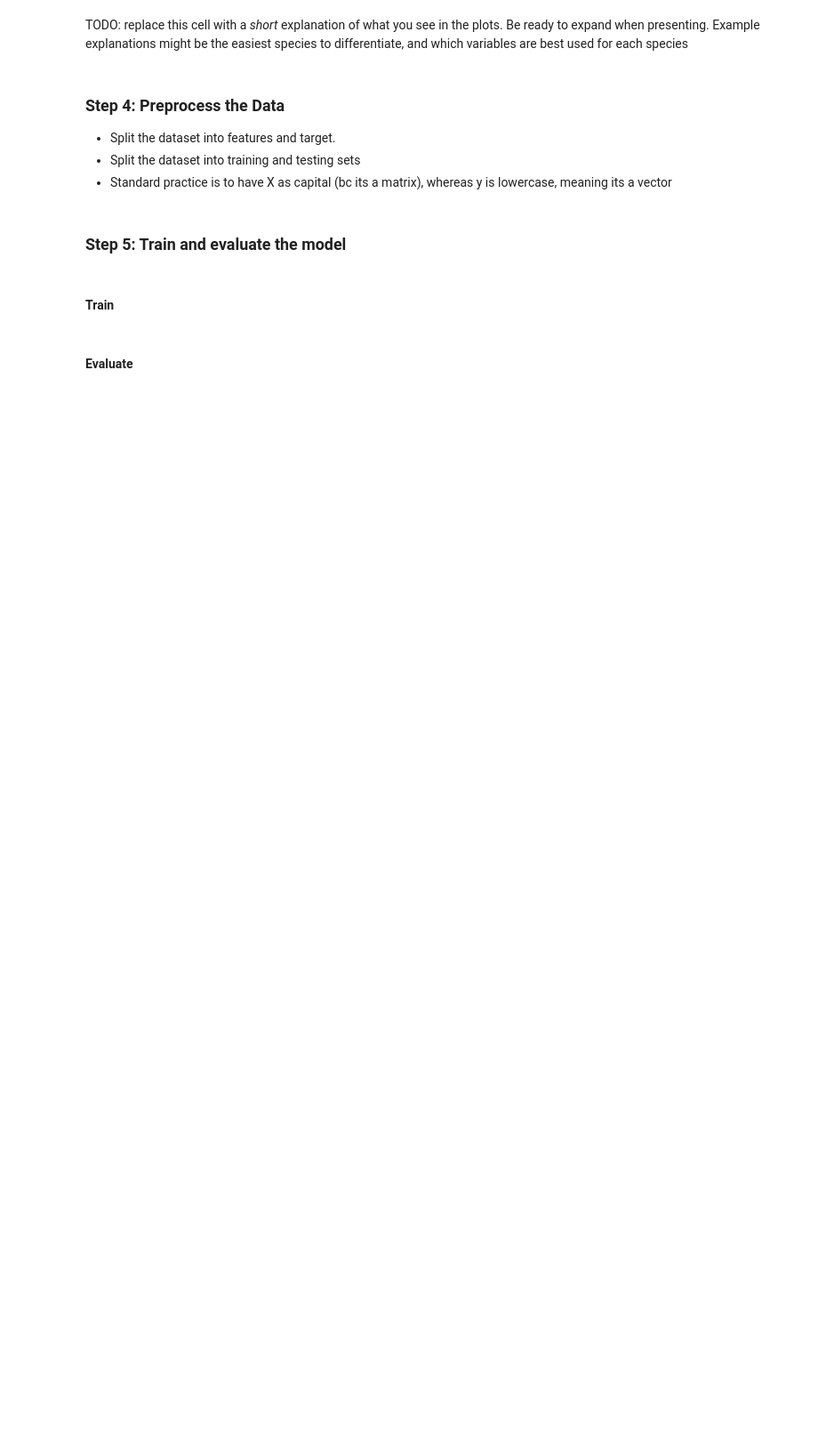
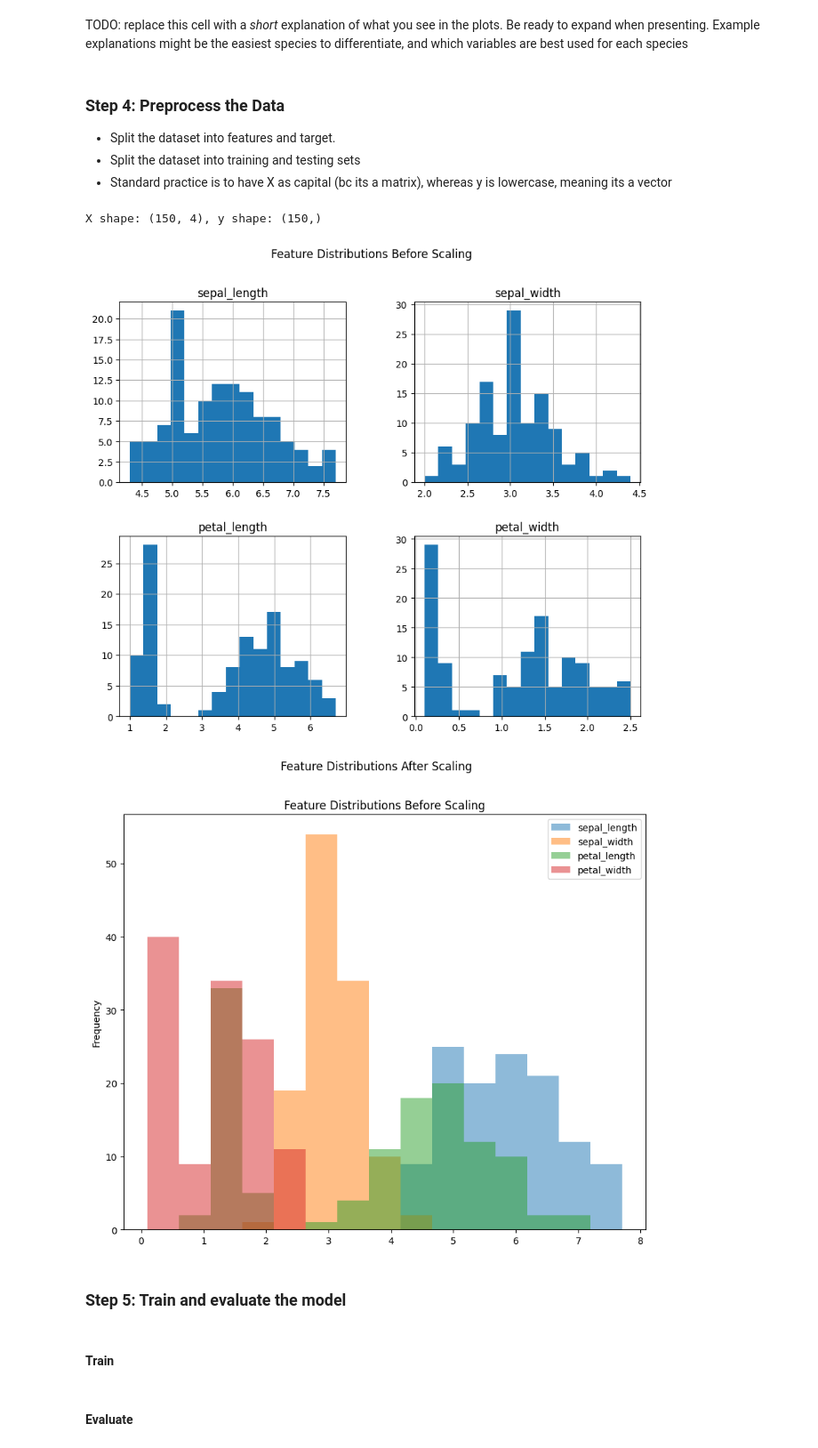
Before and after one commit to Benzene23/my_first_project, a Jupyter notebook: iris_lab.ipynb, the cells around one changed output. Shown at 89% size. Saved outputs shown, nothing was run; the diff lists cells and outputs as text; code cells hidden in the pictures; blank space fills up the shorter version.

```diff
--- a/iris_lab.ipynb
+++ b/iris_lab.ipynb
@@ -58,16 +68,20 @@ TODO: replace this cell with a *short* explanation of what you see in the plots.
 - Split the dataset into training and testing sets
 - Standard practice is to have X as capital (bc its a matrix), whereas y is lowercase, meaning its a vector
 # %%
-X = #TODO (hint: features are all columns except the last one)
-y = #TODO (hint: species is likely the last column)
+X = iris_df.iloc[:, :-1] #TODO (hint: features are all columns except the last one)
+y = iris_df.iloc[:, -1] #TODO (hint: species is likely the last column)
 print(f'X shape: {X.shape}, y shape: {y.shape}')
 
 # TODO: Split the dataset into training and testing sets
 X_train, X_test, y_train, y_test = train_test_split(X, y, test_size=0.2, random_state=42)
 
 # Standardize the features can be helpful for some models. This can be done manually,
 # or using StandardScaler from sklearn
 # TODO print some of the above explored graphs from section 3 before and after scaling to see the difference
+# %% [output]
+X shape: (150, 4), y shape: (150,)
+[figure, added]
+[figure, added]
 # %% [markdown]
 ### Step 5: Train and evaluate the model
 # %% [markdown]
```
Also changed, not shown: parts of 3 cells of this notebook, 3 other files.
